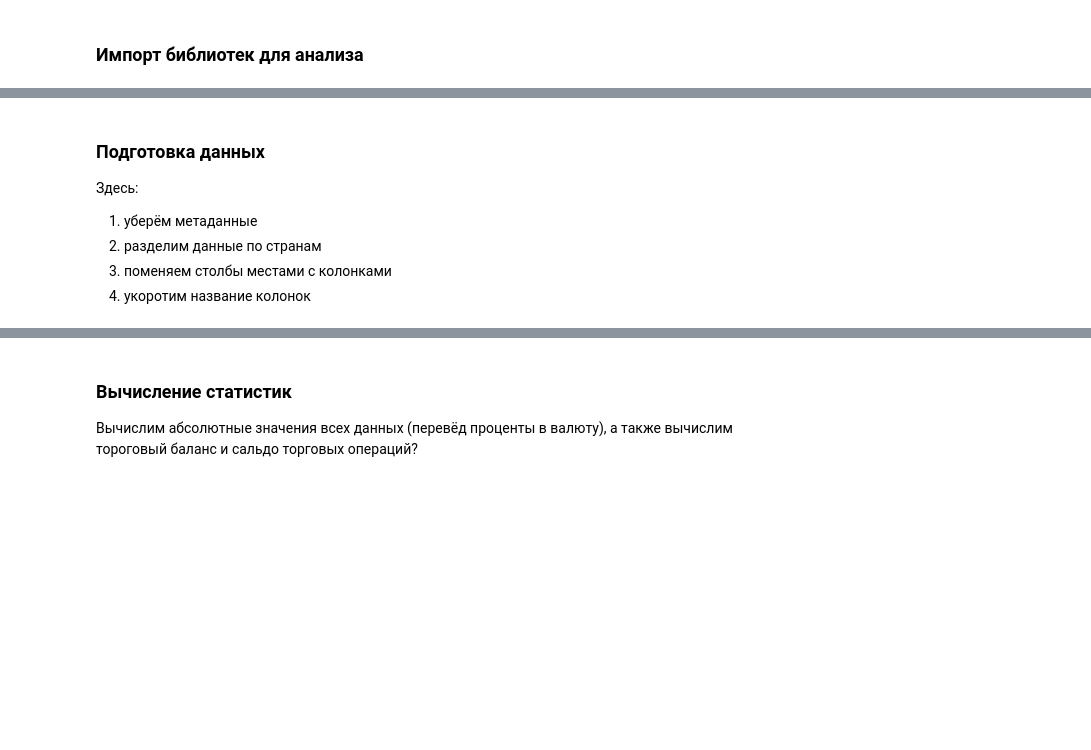
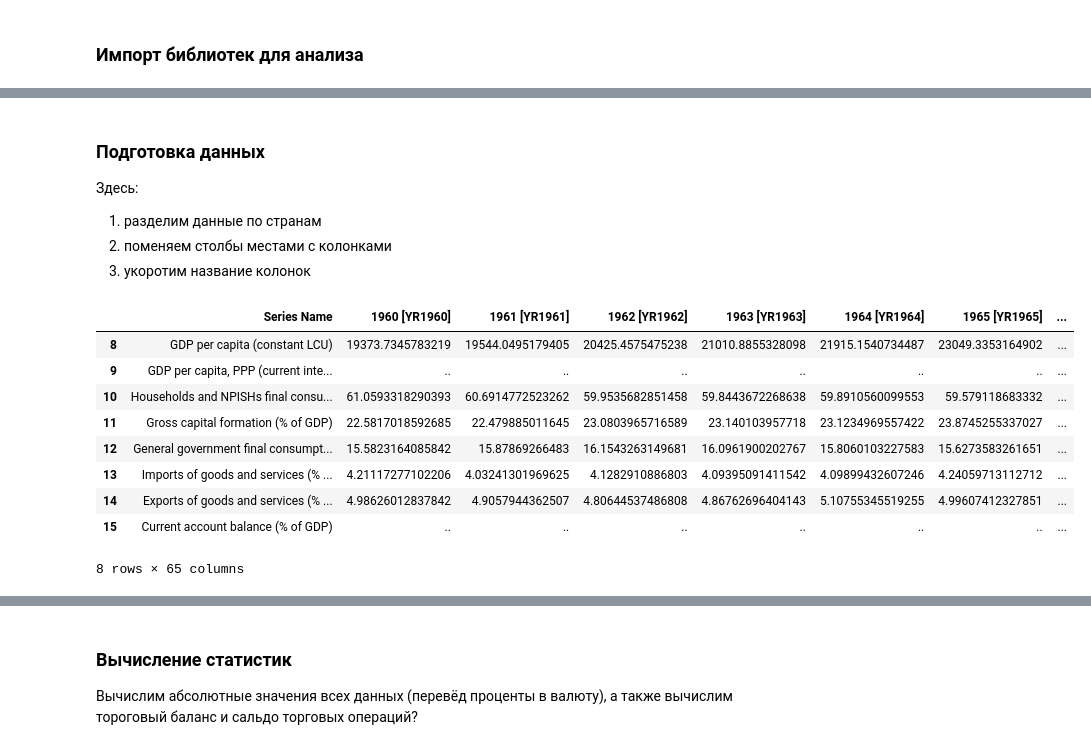
Before and after one commit to tobaffoon/CycleEvaluation, a Jupyter notebook: main.ipynb, the cells around one changed output, grey strips where cells are left out. Drawn from its saved outputs; the diff is of its cells as text; code cells hidden in the pictures; blank space fills up the shorter version.

```diff
--- a/main.ipynb
+++ b/main.ipynb
@@ -48,21 +52,31 @@ raw_df
 # %% [markdown]
 ### Подготовка данных
 Здесь:
-1. уберём метаданные
 1. разделим данные по странам
 1. поменяем столбы местами с колонками
 1. укоротим название колонок
 # %%
-raw_df = raw_df.iloc[:-5]
-
 usa_df = raw_df[raw_df['Country Name'] == 'United States']
 usa_df = usa_df.drop(columns=['Country Name', 'Country Code', 'Series Code'])
 
 greece_df = raw_df[raw_df['Country Name'] == 'Greece']
 greece_df = greece_df.drop(columns=['Country Name', 'Country Code', 'Series Code'])
 
 car_df = raw_df[raw_df['Country Name'] == 'Central African Republic']
 car_df = car_df.drop(columns=['Country Name', 'Country Code', 'Series Code'])
+
+usa_df
+# %% [output]
+|  | Series Name | 1960 [YR1960] | 1961 [YR1961] | 1962 [YR1962] | 1963 [YR1963] | 1964 [YR1964] | 1965 [YR1965] | ... |
+| 8 | GDP per capita (constant LCU) | 19373.7345783219 | 19544.0495179405 | 20425.4575475238 | 21010.8855328098 | 21915.1540734487 | 23049.3353164902 | ... |
+| 9 | GDP per capita, PPP (current inte... | .. | .. | .. | .. | .. | .. | ... |
+| 10 | Households and NPISHs final consu... | 61.0593318290393 | 60.6914772523262 | 59.9535682851458 | 59.8443672268638 | 59.8910560099553 | 59.579118683332 | ... |
+| 11 | Gross capital formation (% of GDP) | 22.5817018592685 | 22.479885011645 | 23.0803965716589 | 23.140103957718 | 23.1234969557422 | 23.8745255337027 | ... |
+| 12 | General government final consumpt... | 15.5823164085842 | 15.87869266483 | 16.1543263149681 | 16.0961900202767 | 15.8060103227583 | 15.6273583261651 | ... |
+| 13 | Imports of goods and services (% ... | 4.21117277102206 | 4.03241301969625 | 4.1282910886803 | 4.09395091411542 | 4.09899432607246 | 4.24059713112712 | ... |
+| 14 | Exports of goods and services (% ... | 4.98626012837842 | 4.9057944362507 | 4.80644537486808 | 4.86762696404143 | 5.10755345519255 | 4.99607412327851 | ... |
+| 15 | Current account balance (% of GDP) | .. | .. | .. | .. | .. | .. | ... |
+8 rows × 65 columns
 # %%
 def transpose_rename_df(df):
     year_columns = [col for col in df.columns if '[YR' in col]
```
Also changed, not shown: parts of 13 cells of this notebook.
